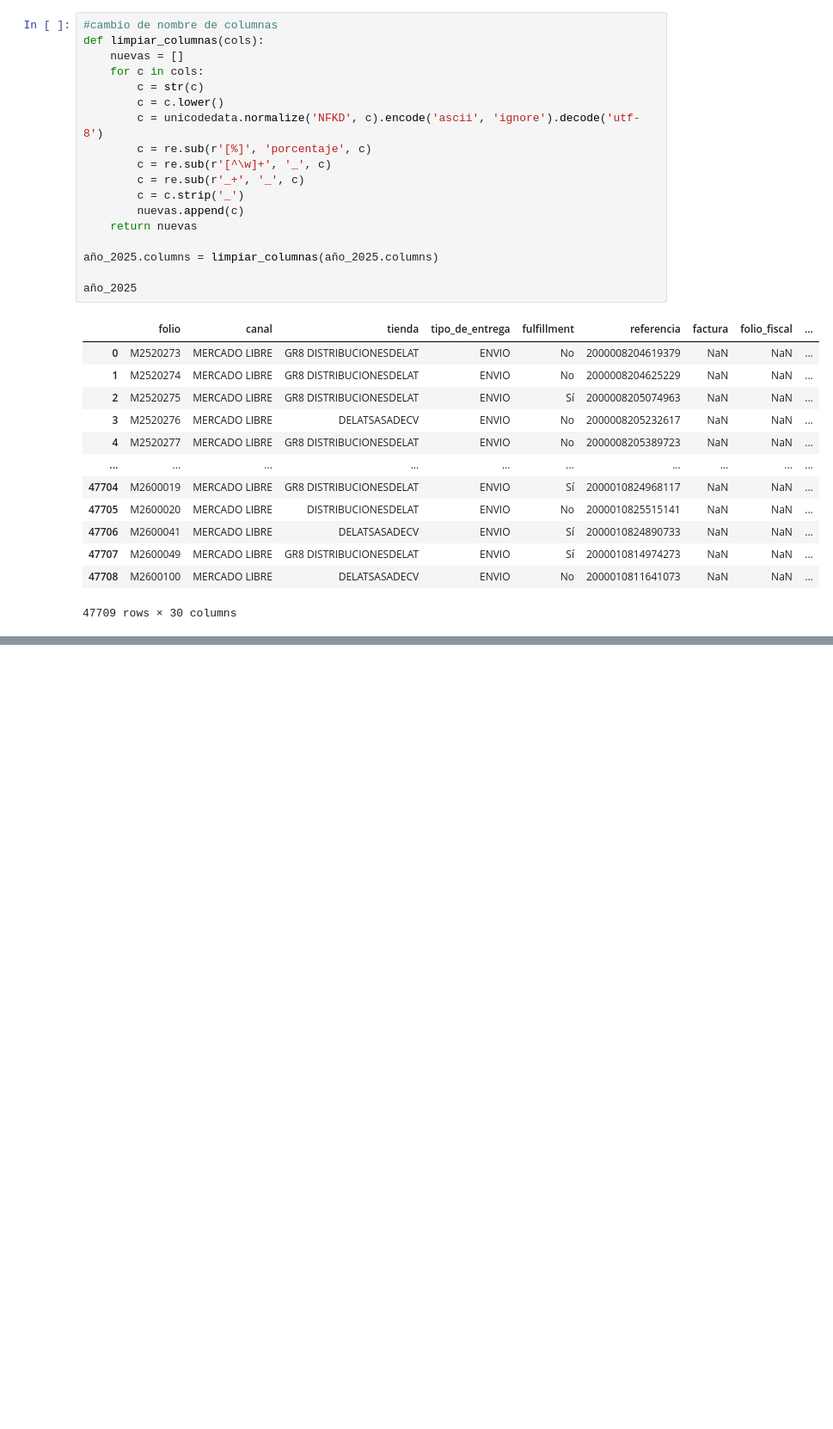
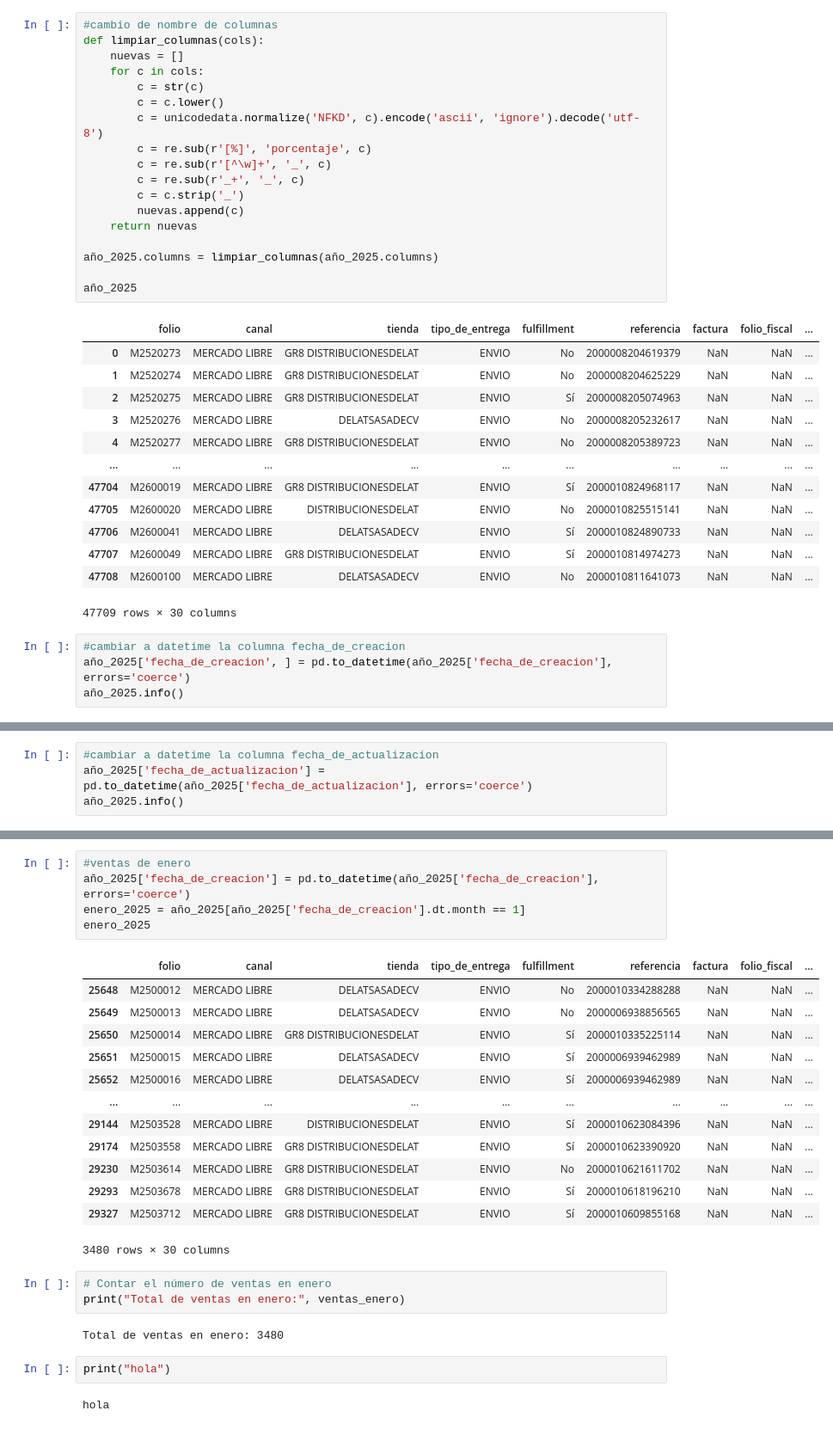
Before and after one commit to mercadolibre2-crypto/ventas-2025-vs-2026-, a Jupyter notebook: Comparacion.ipynb, the cells around one changed output, grey strips where cells are left out. Shown at 86% size. Cells and saved outputs as stored; diff of their text form; blank space fills up the shorter version.

```diff
--- a/Comparacion.ipynb
+++ b/Comparacion.ipynb
@@ -88,3 +88,7 @@ año_2025
 | 47707 | M2600049 | MERCADO LIBRE | GR8 DISTRIBUCIONESDELAT | ENVIO | Sí | 2000010814974273 | NaN | NaN | ... |
 | 47708 | M2600100 | MERCADO LIBRE | DELATSASADECV | ENVIO | No | 2000010811641073 | NaN | NaN | ... |
 47709 rows × 30 columns
+# %%
+#cambiar a datetime la columna fecha_de_creacion
+año_2025['fecha_de_creacion', ] = pd.to_datetime(año_2025['fecha_de_creacion'], errors='coerce')
+año_2025.info()
@@ -90,0 +113,4 @@ año_2025
+# %%
+#cambiar a datetime la columna fecha_de_actualizacion
+año_2025['fecha_de_actualizacion'] = pd.to_datetime(año_2025['fecha_de_actualizacion'], errors='coerce')
+año_2025.info()
@@ -90,0 +135,28 @@ año_2025
+# %%
+#ventas de enero
+año_2025['fecha_de_creacion'] = pd.to_datetime(año_2025['fecha_de_creacion'], errors='coerce')
+enero_2025 = año_2025[año_2025['fecha_de_creacion'].dt.month == 1]
+enero_2025
+# %% [output]
+|  | folio | canal | tienda | tipo_de_entrega | fulfillment | referencia | factura | folio_fiscal | ... |
+| 25648 | M2500012 | MERCADO LIBRE | DELATSASADECV | ENVIO | No | 2000010334288288 | NaN | NaN | ... |
+| 25649 | M2500013 | MERCADO LIBRE | DELATSASADECV | ENVIO | No | 2000006938856565 | NaN | NaN | ... |
+| 25650 | M2500014 | MERCADO LIBRE | GR8 DISTRIBUCIONESDELAT | ENVIO | Sí | 2000010335225114 | NaN | NaN | ... |
+| 25651 | M2500015 | MERCADO LIBRE | DELATSASADECV | ENVIO | Sí | 2000006939462989 | NaN | NaN | ... |
+| 25652 | M2500016 | MERCADO LIBRE | DELATSASADECV | ENVIO | Sí | 2000006939462989 | NaN | NaN | ... |
+| ... | ... | ... | ... | ... | ... | ... | ... | ... | ... |
+| 29144 | M2503528 | MERCADO LIBRE | DISTRIBUCIONESDELAT | ENVIO | Sí | 2000010623084396 | NaN | NaN | ... |
+| 29174 | M2503558 | MERCADO LIBRE | GR8 DISTRIBUCIONESDELAT | ENVIO | Sí | 2000010623390920 | NaN | NaN | ... |
+| 29230 | M2503614 | MERCADO LIBRE | GR8 DISTRIBUCIONESDELAT | ENVIO | No | 2000010621611702 | NaN | NaN | ... |
+| 29293 | M2503678 | MERCADO LIBRE | GR8 DISTRIBUCIONESDELAT | ENVIO | Sí | 2000010618196210 | NaN | NaN | ... |
+| 29327 | M2503712 | MERCADO LIBRE | GR8 DISTRIBUCIONESDELAT | ENVIO | Sí | 2000010609855168 | NaN | NaN | ... |
+3480 rows × 30 columns
+# %%
+# Contar el número de ventas en enero
+print("Total de ventas en enero:", ventas_enero)
+# %% [output]
+Total de ventas en enero: 3480
+# %%
+print("hola")
+# %% [output]
+hola
```
Also changed, not shown: parts of 3 cells of this notebook.
